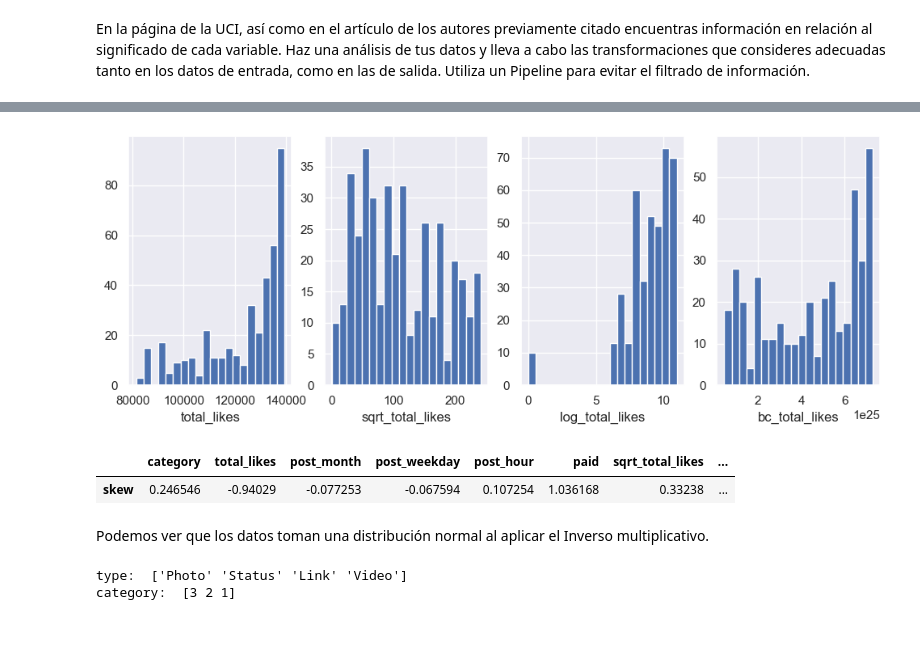
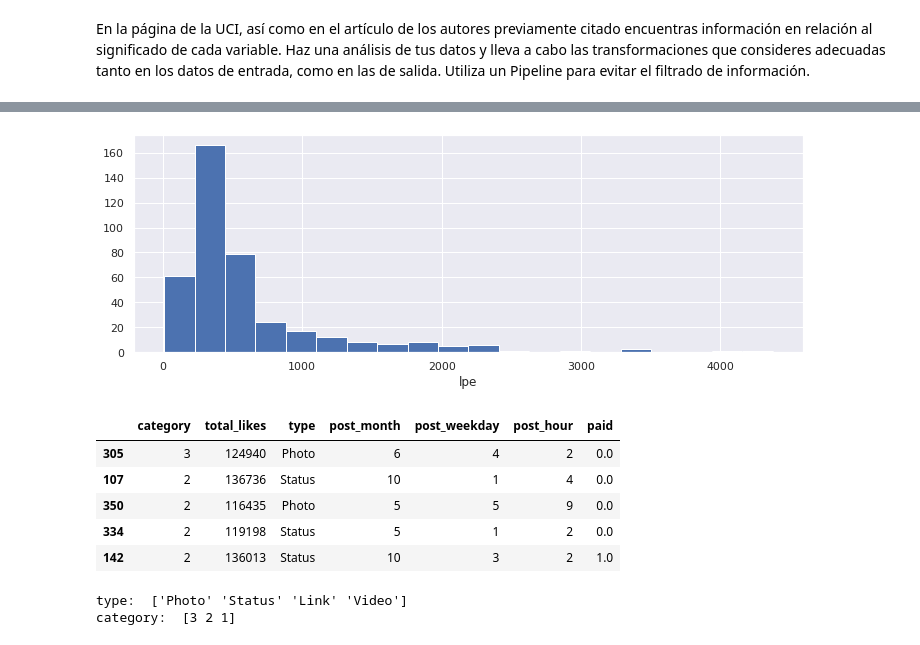
Before and after one commit to KarltonBotics/MNA-IA-Equipos51, a Jupyter notebook: MNA_IAyAA_semana_7_Actividad.ipynb, the cells around one changed output, grey strips where cells are left out. Drawn from its saved outputs; the diff is of its cells as text; code cells hidden in the pictures.

```diff
--- a/MNA_IAyAA_semana_7_Actividad.ipynb
+++ b/MNA_IAyAA_semana_7_Actividad.ipynb
@@ -255,20 +298,20 @@ plot_hist(X_train[['category', 'type', 'total_likes', 'paid']])
 plot_hist(X_train[['post_month', 'post_weekday', 'post_hour']])
 # %% [output]
 [figure]
-# %%
-X_tcopy = X_train.copy()
-X_tcopy['sqrt_total_likes'] = np.sqrt(max(X_tcopy.iloc[:, 1]+1) - X_tcopy.iloc[:, 1])
-X_tcopy['log_total_likes'] = np.log(max(X_tcopy.iloc[:, 1] + 1) - X_tcopy.iloc[:, 1])
-X_tcopy['bc_total_likes'] = boxcox(X_tcopy.iloc[:, 1])[0]
-
-plot_hist(X_tcopy[['total_likes','sqrt_total_likes', 'log_total_likes', 'bc_total_likes']])
-X_tcopy.agg(['skew'])
-# %% [output]
-[figure, removed]
-|  | category | total_likes | post_month | post_weekday | post_hour | paid | sqrt_total_likes | ... |
-| skew | 0.246546 | -0.94029 | -0.077253 | -0.067594 | 0.107254 | 1.036168 | 0.33238 | ... |
-# %% [markdown]
-Podemos ver que los datos toman una distribución normal al aplicar el Inverso multiplicativo.
+# %%
+# Histograma de las variables de salida
+plot_hist(y_train[['lpe']])
+# %% [output]
+[figure, added]
+# %%
+X_train.head()
+# %% [output]
+|  | category | total_likes | type | post_month | post_weekday | post_hour | paid |
+| 305 | 3 | 124940 | Photo | 6 | 4 | 2 | 0.0 |
+| 107 | 2 | 136736 | Status | 10 | 1 | 4 | 0.0 |
+| 350 | 2 | 116435 | Photo | 5 | 5 | 9 | 0.0 |
+| 334 | 2 | 119198 | Status | 5 | 1 | 2 | 0.0 |
+| 142 | 2 | 136013 | Status | 10 | 3 | 2 | 1.0 |
 # %%
 # Columnas categóricas: type, category
 df_name_cate = ['type', 'category']
```
Also changed, not shown: parts of 52 cells of this notebook.
